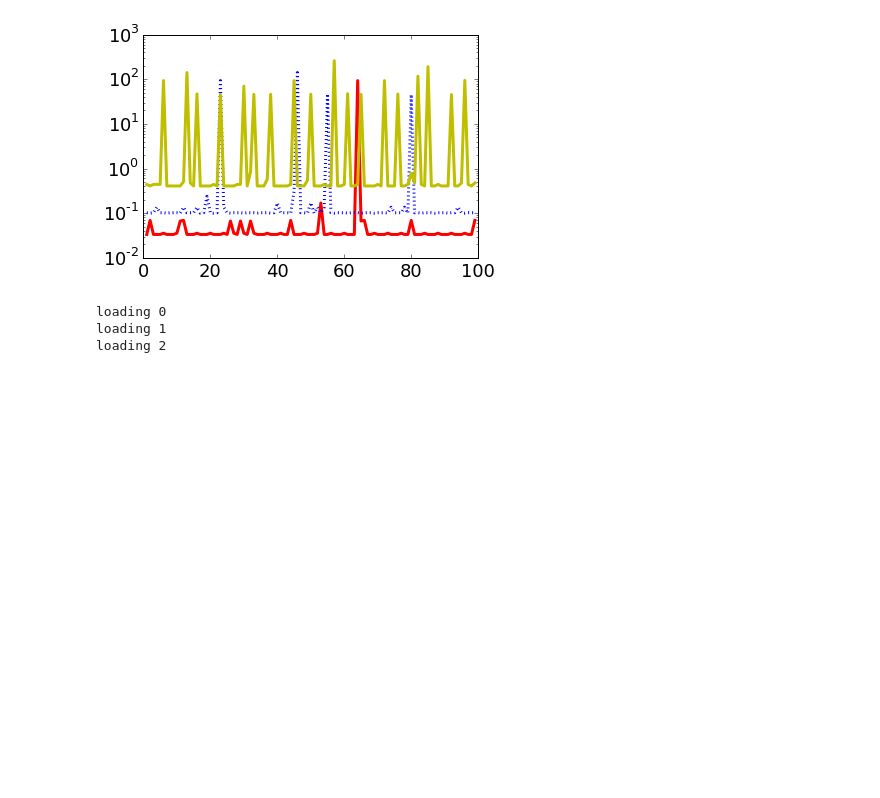
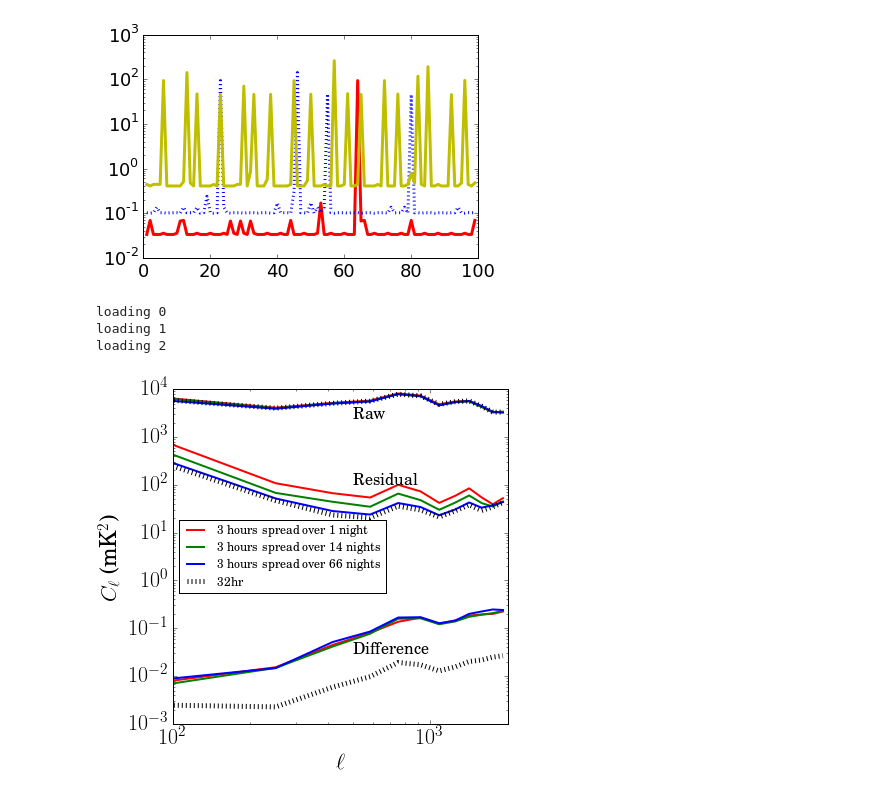
Before and after one commit to abrahamneben/21cmIRxcor, a Jupyter notebook: res_pspec_of_20_obsids_with_different_spacings_study.ipynb, the cells around one changed output. Saved outputs shown, nothing was run; the diff lists cells and outputs as text; code cells hidden in the pictures; blank space fills up the shorter version.

```diff
--- a/res_pspec_of_20_obsids_with_different_spacings_study.ipynb
+++ b/res_pspec_of_20_obsids_with_different_spacings_study.ipynb
@@ -74,7 +74,7 @@ fhdcubesroot = '/nfs/mwa-03/r1/EoR2013/fhd_apb_EoR0_high_sem1_1/Healpix/'
 analysis_root = '/nfs/mwa-09/r1/abrahamn/21cmIR/21cmfreqavgcubes/'
 # %%
 fhdlabels = ['obsids_spaced_by_0hours','obsids_spaced_by_0_08hours','obsids_spaced_by_0_4hours']
-fhdhumanlabels = ['3 hours spread over 4 days','3 hours spread over 14 days','3 hours spread over 66 days']
+fhdhumanlabels = ['3 hours spread over 1 night','3 hours spread over 14 nights','3 hours spread over 66 nights']
 # %%
 # for i in range(len(fhdlabels)):
 #     print('loading '+(str(i)))
@@ -103,33 +103,35 @@ cols = ['r','g','b']
 # plot pointing integrations per day
 for i in range(len(fhdlabels)):
     col = cols[i]
     lw = 2
 
     lbincenters, Cl_dirty0, bin_counts, bin_weights = mwa_utils.img2PS(mwa_images[i].dirty_xx_u0, mwa_images[i].weights_xx0, mwa_images[i].dtheta_rad,nbins,lmax,hann=False)
     lbincenters, Cl_res0, bin_counts, bin_weights =     mwa_utils.img2PS(mwa_images[i].dirty_xx_u0 - mwa_images[i].model_xx_u0, mwa_images[i].weights_xx0,mwa_images[i].dtheta_rad, nbins,lmax, hann=False)
     lbincenters, Cl_dirty_diff, bin_counts, bin_weights =  mwa_utils.img2PS(mwa_images[i].dirty_xx_u0 - mwa_images[i].dirty_xx_u1, mwa_images[i].weights_xx0,mwa_images[i].dtheta_rad, nbins,lmax, hann=False)
 
     plt.loglog(lbincenters,Cl_dirty0*1.e6,col,linewidth=lw)
     plt.loglog(lbincenters,Cl_res0*1.e6,col,linewidth=lw,label=fhdhumanlabels[i])
     plt.loglog(lbincenters,Cl_dirty_diff*1.e6,col,linewidth=lw)
 
 lbincenters, Cl_dirty0, bin_counts, bin_weights = mwa_utils.img2PS(mwa_deep_image.dirty_xx_u0, mwa_deep_image.weights_xx0, mwa_deep_image.dtheta_rad,nbins,lmax,hann=False)
 lbincenters, Cl_res0, bin_counts, bin_weights =     mwa_utils.img2PS(mwa_deep_image.dirty_xx_u0 - mwa_deep_image.model_xx_u0, mwa_deep_image.weights_xx0,mwa_deep_image.dtheta_rad, nbins,lmax, hann=False)
 lbincenters, Cl_dirty_diff, bin_counts, bin_weights =     mwa_utils.img2PS(mwa_deep_image.dirty_xx_u0 - mwa_deep_image.dirty_xx_u1, mwa_deep_image.weights_xx0,mwa_deep_image.dtheta_rad, nbins,lmax, hann=False)
 plt.loglog(lbincenters,Cl_dirty0*1.e6,'k:',linewidth=5)
 plt.loglog(lbincenters,Cl_res0*1.e6,'k:',linewidth=5,label='32hr')
 plt.loglog(lbincenters,Cl_dirty_diff*1.e6,'k:',linewidth=5)
 
-plt.text(500, 2500, 'Dirty', fontsize=16)
-plt.text(500, 100, 'Res', fontsize=16)
-plt.text(500, .03, 'Odd-Even', fontsize=16)
+plt.text(500, 2500, 'Raw', fontsize=16)
+plt.text(500, 100, 'Residual', fontsize=16)
+plt.text(500, .03, 'Difference', fontsize=16)
 
 matplotlib.rcParams.update({'font.size': 22})
 plt.ylabel(r'$C_\ell$ (mK$^2$)')
 plt.ylim([1.e-3,1.e4])
 #plt.ylim([10,1.e3])
 plt.xlim([1.e2,2e3])
 plt.legend(fontsize=12,loc=6)
 plt.xlabel(r'$\ell$')
 
 plt.savefig('res_pspec_of_100_obsids_with_diff_spacings.pdf',bbox_inches='tight')
+# %% [output]
+[figure, added]
```
